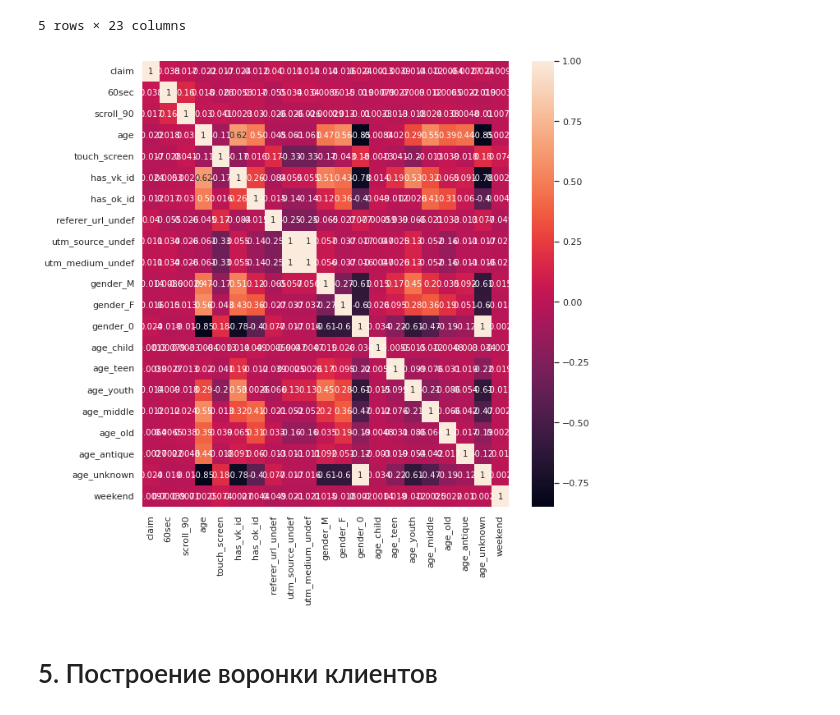
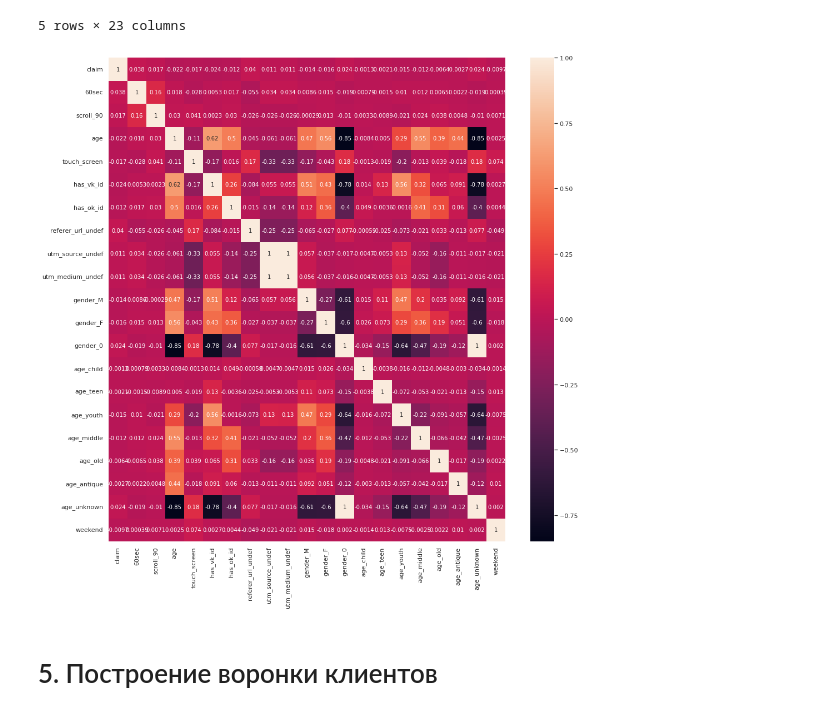
Before and after one commit to nglaz0v/DS_bootcamp, a Jupyter notebook: 5-ANN_CV/project_5.ipynb, the cells around one changed output. Drawn from its saved outputs; the diff is of its cells as text; code cells hidden in the pictures.

```diff
--- a/5-ANN_CV/project_5.ipynb
+++ b/5-ANN_CV/project_5.ipynb
@@ -219,10 +227,10 @@ agebins.describe()
 # %%
 gb_data['age_child'] = ((0 <= gb_data['age']) & (gb_data['age'] < 13)).astype(bool)
-gb_data['age_teen'] = ((13 <= gb_data['age']) & (gb_data['age'] < 20)).astype(bool)
-gb_data['age_youth'] = ((20 <= gb_data['age']) & (gb_data['age'] < 35)).astype(bool)
+gb_data['age_teen'] = ((13 <= gb_data['age']) & (gb_data['age'] < 18)).astype(bool)
+gb_data['age_youth'] = ((18 <= gb_data['age']) & (gb_data['age'] < 35)).astype(bool)
 gb_data['age_middle'] = ((35 <= gb_data['age']) & (gb_data['age'] < 60)).astype(bool)
 gb_data['age_old'] = ((60 <= gb_data['age']) & (gb_data['age'] < 80)).astype(bool)
-gb_data['age_antique'] = ((80 <= gb_data['age']) & (gb_data['age'] < 150)).astype(bool)
+gb_data['age_antique'] = ((80 <= gb_data['age']) & (gb_data['age'] < 125)).astype(bool)
 gb_data['age_unknown'] = (gb_data['age'] < 0).astype(bool)
 # gb_data.drop('age', axis=1, inplace=True)
 # %%
@@ -240,8 +248,8 @@ for key in ('referer_url', 'url', 'utm_source', 'utm_medium'):
 # len(urls.unique())
 # %%
 gb_data['referer_url'] = gb_data['referer_url'].map(lambda x:
-                                                    'ONCE' if obj_val_cnts['referer_url'][x] == 1
-                                                    else ('FEW' if obj_val_cnts['referer_url'][x] < 10 else x))
+                                                    'ONCE' if obj_val_cnts['referer_url'][x] == 1 else
+                                                    ('FEW' if obj_val_cnts['referer_url'][x] < 10 else x))
 print(len(gb_data['referer_url'].unique()))
 print(gb_data[~gb_data['referer_url'].str.contains('|'.join(['gb.ru', 'geekbrains']))]['referer_url'].unique())
 # %% [output]
@@ -268,7 +276,8 @@ print(gb_data[~gb_data['referer_url'].str.contains('|'.join(['gb.ru', 'geekbrain
 # urls.unique()
 # %%
 gb_data['url'] = gb_data['url'].map(lambda x:
-                                    'ONCE' if obj_val_cnts['url'][x] == 1 else ('FEW' if obj_val_cnts['url'][x] < 10 else x))
+                                    'ONCE' if obj_val_cnts['url'][x] == 1 else
+                                    ('FEW' if obj_val_cnts['url'][x] < 10 else x))
 print(len(gb_data['url'].unique()))
 print(gb_data[~gb_data['url'].str.contains('|'.join(['gb.ru', 'geekbrains']))]['url'].unique())
 # %% [output]
@@ -309,0 +399,4 @@ array(['UNKNOWN', 'cpc', 'sms', 'email', 'cpa', 'commerce', 'partner',
+# %%
+tmp = gb_data.set_index('session_id')
+idx = tmp.index
+tmp[idx.value_counts() > 1].index.unique()
@@ -459,10 +563,10 @@ gb_data.head()
 | 4 | False | False | False | 2021-12-01 | 23 | 2 | True | False | True | ... |
 5 rows × 23 columns
 # %%
-plt.figure(figsize=(10, 10))
+plt.figure(figsize=(16, 16))
 sns.heatmap(gb_data.corr(), annot=True);
 # %% [output]
-[figure, old version]
+[figure, new version]
 # %% [markdown]
 # 5. Построение воронки клиентов
 # %% [markdown]
```
Also changed, not shown: parts of 19 cells of this notebook.
